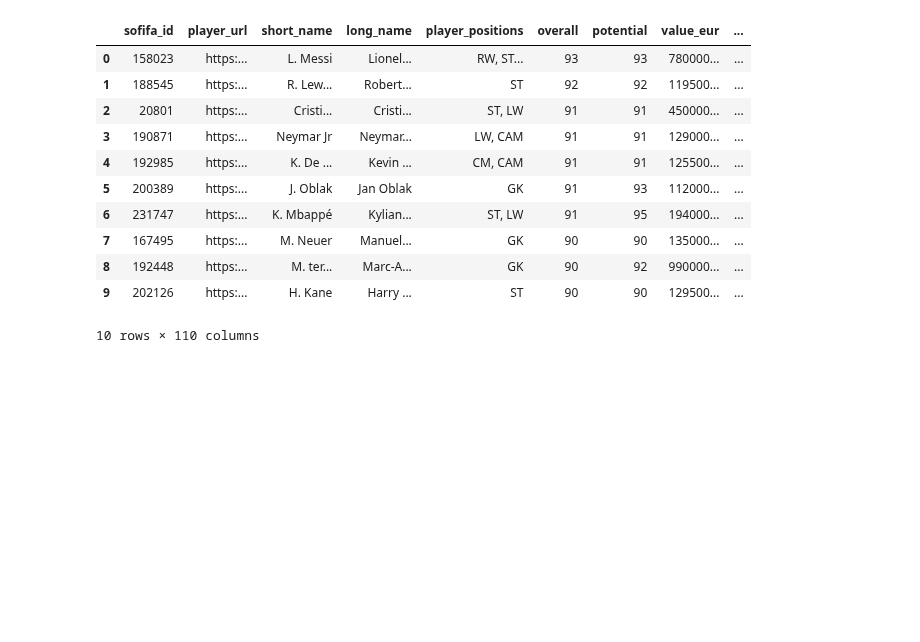
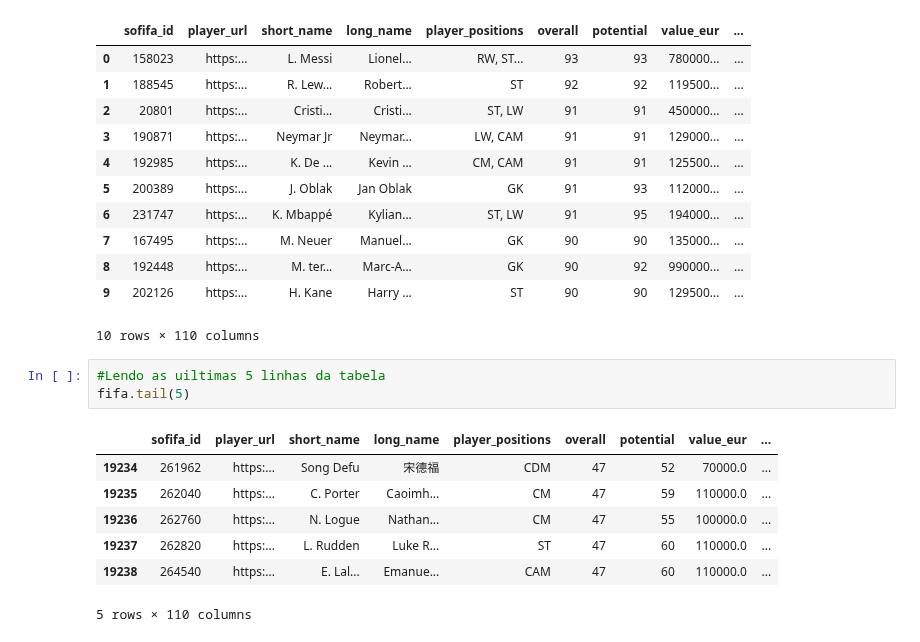
Before and after one commit to lucasghidini/AulasJupyter, a Jupyter notebook: aula1.ipynb, the cells around one changed output. Saved outputs shown, nothing was run; the diff lists cells and outputs as text; blank space fills up the shorter version.

Commit message:
Lendo as 5 ultimas linhas da tabela

```diff
--- a/aula1.ipynb
+++ b/aula1.ipynb
@@ -145,3 +145,14 @@ fifa.head(10)
 | 8 | 192448 | https:... | M. ter... | Marc-A... | GK | 90 | 92 | 990000... | ... |
 | 9 | 202126 | https:... | H. Kane | Harry ... | ST | 90 | 90 | 129500... | ... |
 10 rows × 110 columns
+# %%
+#Lendo as uiltimas 5 linhas da tabela
+fifa.tail(5)
+# %% [output]
+|  | sofifa_id | player_url | short_name | long_name | player_positions | overall | potential | value_eur | ... |
+| 19234 | 261962 | https:... | Song Defu | 宋德福 | CDM | 47 | 52 | 70000.0 | ... |
+| 19235 | 262040 | https:... | C. Porter | Caoimh... | CM | 47 | 59 | 110000.0 | ... |
+| 19236 | 262760 | https:... | N. Logue | Nathan... | CM | 47 | 55 | 100000.0 | ... |
+| 19237 | 262820 | https:... | L. Rudden | Luke R... | ST | 47 | 60 | 110000.0 | ... |
+| 19238 | 264540 | https:... | E. Lal... | Emanue... | CAM | 47 | 60 | 110000.0 | ... |
+5 rows × 110 columns
```
